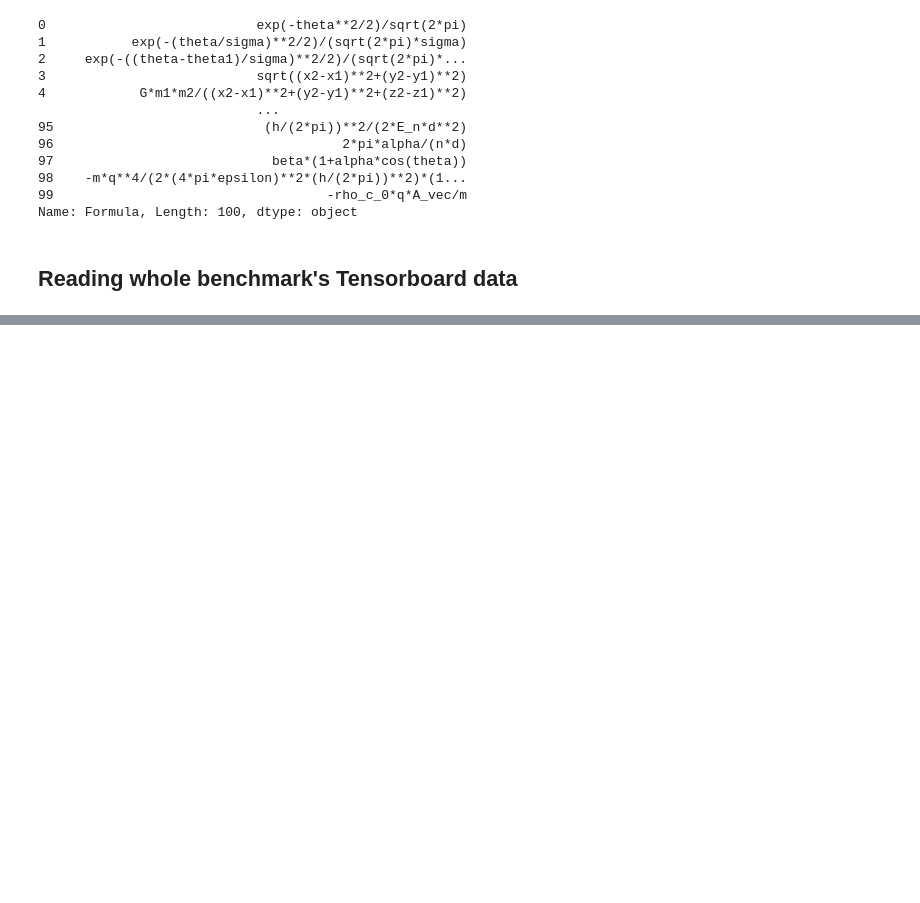
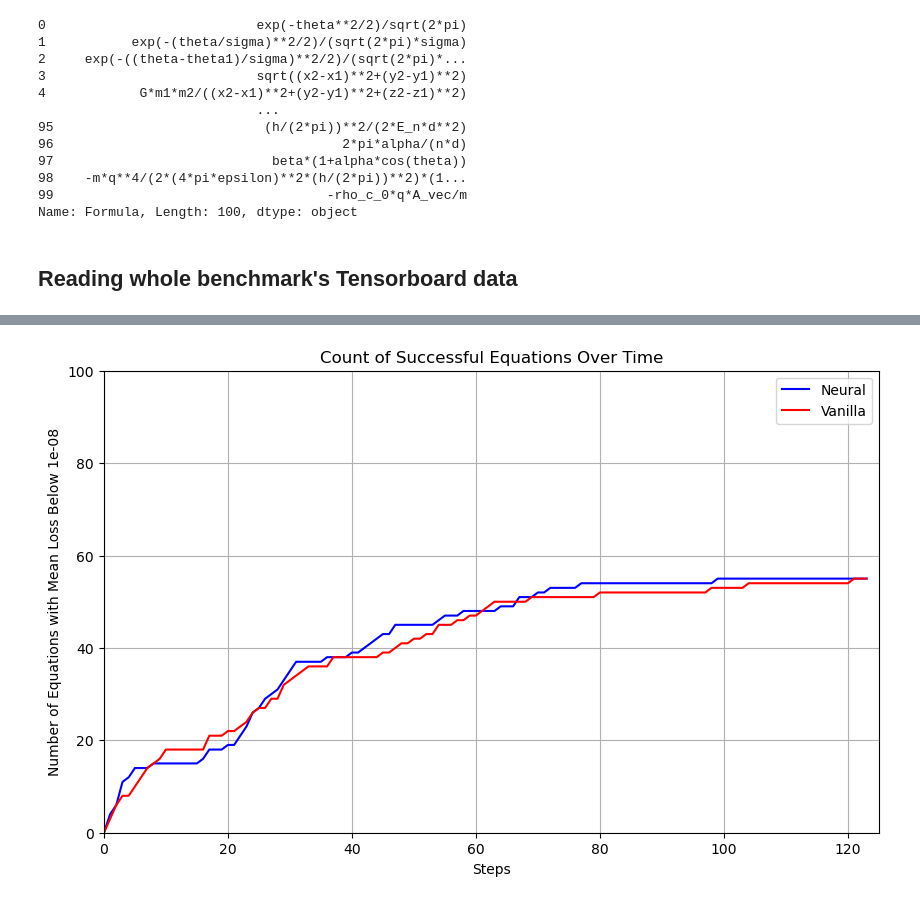
Before and after one commit to LuisCarretero/similar-expressions, a Jupyter notebook: src/sr_inference_benchmarking/dev.ipynb, the cells around one changed output, grey strips where cells are left out. Cells and saved outputs as stored; diff of their text form; code cells hidden in the pictures; blank space fills up the shorter version.

```diff
--- a/src/sr_inference_benchmarking/dev.ipynb
+++ b/src/sr_inference_benchmarking/dev.ipynb
@@ -394,0 +496,56 @@ Steps per 250121_eq3_neural_3e-2_ run: [62, 62, 62, 62, 62]
+# %%
+def plot_threshold_counts(loss_arrays, threshold=1e-8):
+    # Get max length across all arrays to standardize x-axis
+    max_len = max(arr.shape[0] for arr in loss_arrays.values())
+    steps = np.arange(max_len)
+
+    # Group prefixes by type (neural vs vanilla)
+    neural_losses = []
+    vanilla_losses = []
+
+    for prefix, losses in loss_arrays.items():
+        if 'neural' in prefix:
+            neural_losses.append(losses)
+        elif 'vanilla' in prefix:
+            vanilla_losses.append(losses)
+
+    # Calculate counts below threshold at each timestep
+    def get_counts_over_time(loss_list):
+        if not loss_list:  # Handle empty lists
+            return np.zeros(max_len)
+
+        counts = np.zeros(max_len)
+        for t in range(max_len):
+            # Count how many equations have mean loss below threshold
+            total = 0
+            for losses in loss_list:
+                if t < losses.shape[0]:  # Only count if we have data for this timestep
+                    mean_loss = np.mean(losses[t,:])  # Take mean across runs
+                    if mean_loss < threshold:
+                        total += 1
+            counts[t] = total
+        return counts
+
+    neural_counts = get_counts_over_time(neural_losses)
+    vanilla_counts = get_counts_over_time(vanilla_losses)
+
+    # Plot results
+    plt.figure(figsize=(10, 6))
+    if len(neural_losses) > 0:
+        plt.plot(steps, neural_counts, label='Neural', color='blue')
+    if len(vanilla_losses) > 0:
+        plt.plot(steps, vanilla_counts, label='Vanilla', color='red')
+
+    plt.xlabel('Steps')
+    plt.ylabel(f'Number of Equations with Mean Loss Below {threshold:0.0e}')
+    plt.title('Count of Successful Equations Over Time')
+    plt.ylim(0, 100)
+    plt.xlim(0, 125)
+    plt.legend()
+    plt.grid(True)
+    plt.show()
+
+# Plot using the losses from previous cell
+plot_threshold_counts(losses, threshold=1.1e-8)
+# %% [output]
+[figure, added]
```
Also changed, not shown: parts of 15 cells of this notebook, 37 other files.
